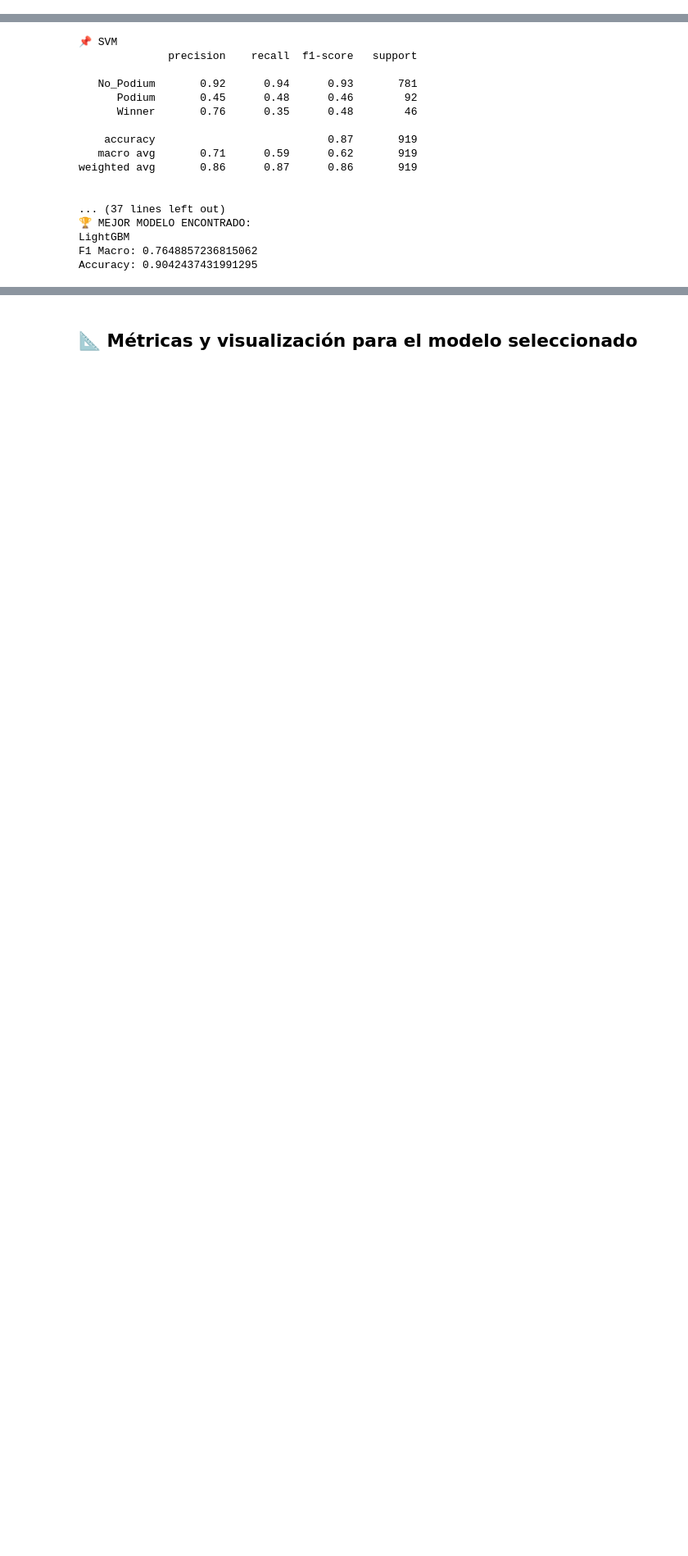
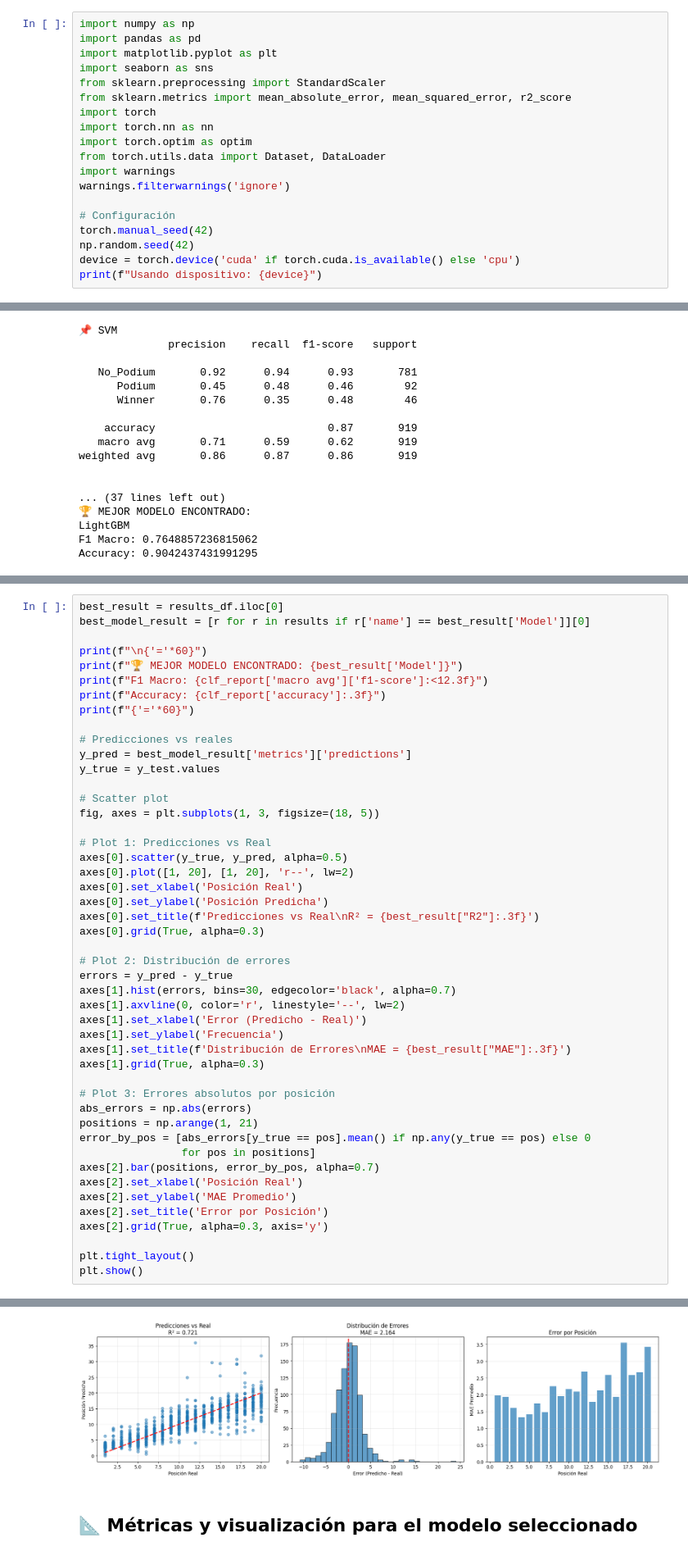
Before and after one commit to CTepedino/tp-data-science, a Jupyter notebook: entregable3_cda.ipynb, the cells around one changed output, grey strips where cells are left out. Shown at 82% size. Drawn from its saved outputs; the diff is of its cells as text; blank space fills up the shorter version.

Commit message:
Modelo de regresión

```diff
--- a/entregable3_cda.ipynb
+++ b/entregable3_cda.ipynb
@@ -1033,0 +1052,19 @@ Macro F1: 0.7604843399821389
+# %%
+import numpy as np
+import pandas as pd
+import matplotlib.pyplot as plt
+import seaborn as sns
+from sklearn.preprocessing import StandardScaler
+from sklearn.metrics import mean_absolute_error, mean_squared_error, r2_score
+import torch
+import torch.nn as nn
+import torch.optim as optim
+from torch.utils.data import Dataset, DataLoader
+import warnings
+warnings.filterwarnings('ignore')
+
+# Configuración
+torch.manual_seed(42)
+np.random.seed(42)
+device = torch.device('cuda' if torch.cuda.is_available() else 'cpu')
+print(f"Usando dispositivo: {device}")
@@ -1083,0 +1602,48 @@ Accuracy: 0.9042437431991295
+# %%
+best_result = results_df.iloc[0]
+best_model_result = [r for r in results if r['name'] == best_result['Model']][0]
+
+print(f"\n{'='*60}")
+print(f"🏆 MEJOR MODELO ENCONTRADO: {best_result['Model']}")
+print(f"F1 Macro: {clf_report['macro avg']['f1-score']:<12.3f}")
+print(f"Accuracy: {clf_report['accuracy']:.3f}")
+print(f"{'='*60}")
+
+# Predicciones vs reales
+y_pred = best_model_result['metrics']['predictions']
+y_true = y_test.values
+
+# Scatter plot
+fig, axes = plt.subplots(1, 3, figsize=(18, 5))
+
+# Plot 1: Predicciones vs Real
+axes[0].scatter(y_true, y_pred, alpha=0.5)
+axes[0].plot([1, 20], [1, 20], 'r--', lw=2)
+axes[0].set_xlabel('Posición Real')
+axes[0].set_ylabel('Posición Predicha')
+axes[0].set_title(f'Predicciones vs Real\nR² = {best_result["R2"]:.3f}')
+axes[0].grid(True, alpha=0.3)
+
+# Plot 2: Distribución de errores
+errors = y_pred - y_true
+axes[1].hist(errors, bins=30, edgecolor='black', alpha=0.7)
+axes[1].axvline(0, color='r', linestyle='--', lw=2)
+axes[1].set_xlabel('Error (Predicho - Real)')
+axes[1].set_ylabel('Frecuencia')
+axes[1].set_title(f'Distribución de Errores\nMAE = {best_result["MAE"]:.3f}')
+axes[1].grid(True, alpha=0.3)
+
+# Plot 3: Errores absolutos por posición
+abs_errors = np.abs(errors)
+positions = np.arange(1, 21)
+error_by_pos = [abs_errors[y_true == pos].mean() if np.any(y_true == pos) else 0
+                for pos in positions]
+axes[2].bar(positions, error_by_pos, alpha=0.7)
+axes[2].set_xlabel('Posición Real')
+axes[2].set_ylabel('MAE Promedio')
+axes[2].set_title('Error por Posición')
+axes[2].grid(True, alpha=0.3, axis='y')
+
+plt.tight_layout()
+plt.show()
+# %% [output]
@@ -1084,2 +1655,3 @@ Accuracy: 0.9042437431991295
+[figure, added]
 # %% [markdown]
 ## 📐 Métricas y visualización para el modelo seleccionado
```
Also changed, not shown: parts of 26 cells of this notebook.
